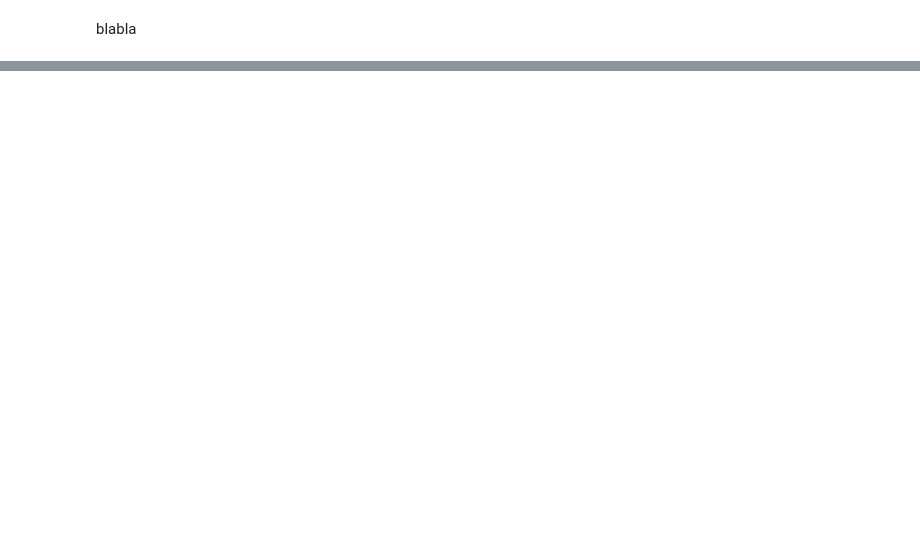
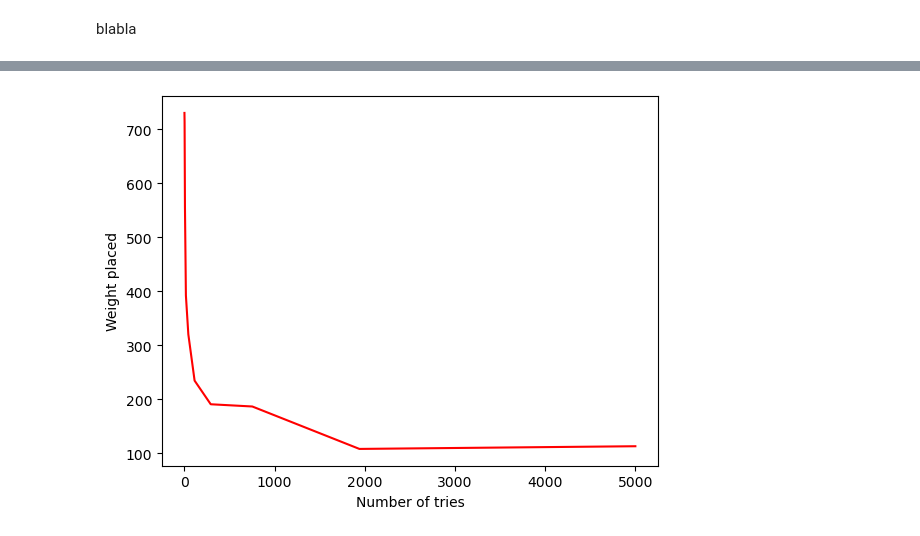
Before and after one commit to 5-2-5-equipe-2/amadeus-project-cargo, a Jupyter notebook: src/amadeus.ipynb, the cells around one changed output, grey strips where cells are left out. Saved outputs shown, nothing was run; the diff lists cells and outputs as text; code cells hidden in the pictures; blank space fills up the shorter version.

```diff
--- a/src/amadeus.ipynb
+++ b/src/amadeus.ipynb
@@ -514,0 +505,7 @@ NotebookApp.rate_limit_window=3.0 (secs)
+# %%
+plt.plot(x, y_error, "red")
+plt.xlabel("Number of tries")
+plt.ylabel("Weight placed")
+plt.show()
+# %% [output]
+[figure, added]
```
Also changed, not shown: parts of 4 cells of this notebook.
